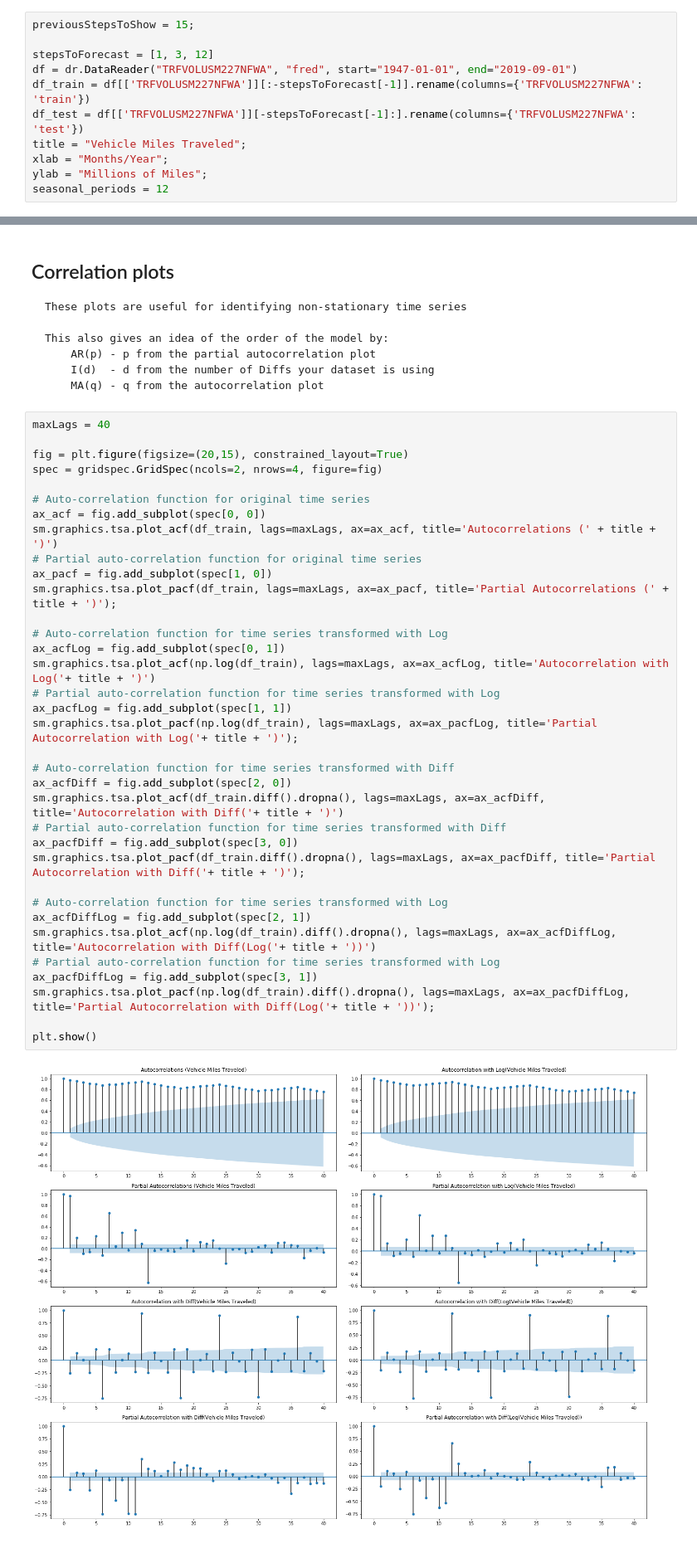
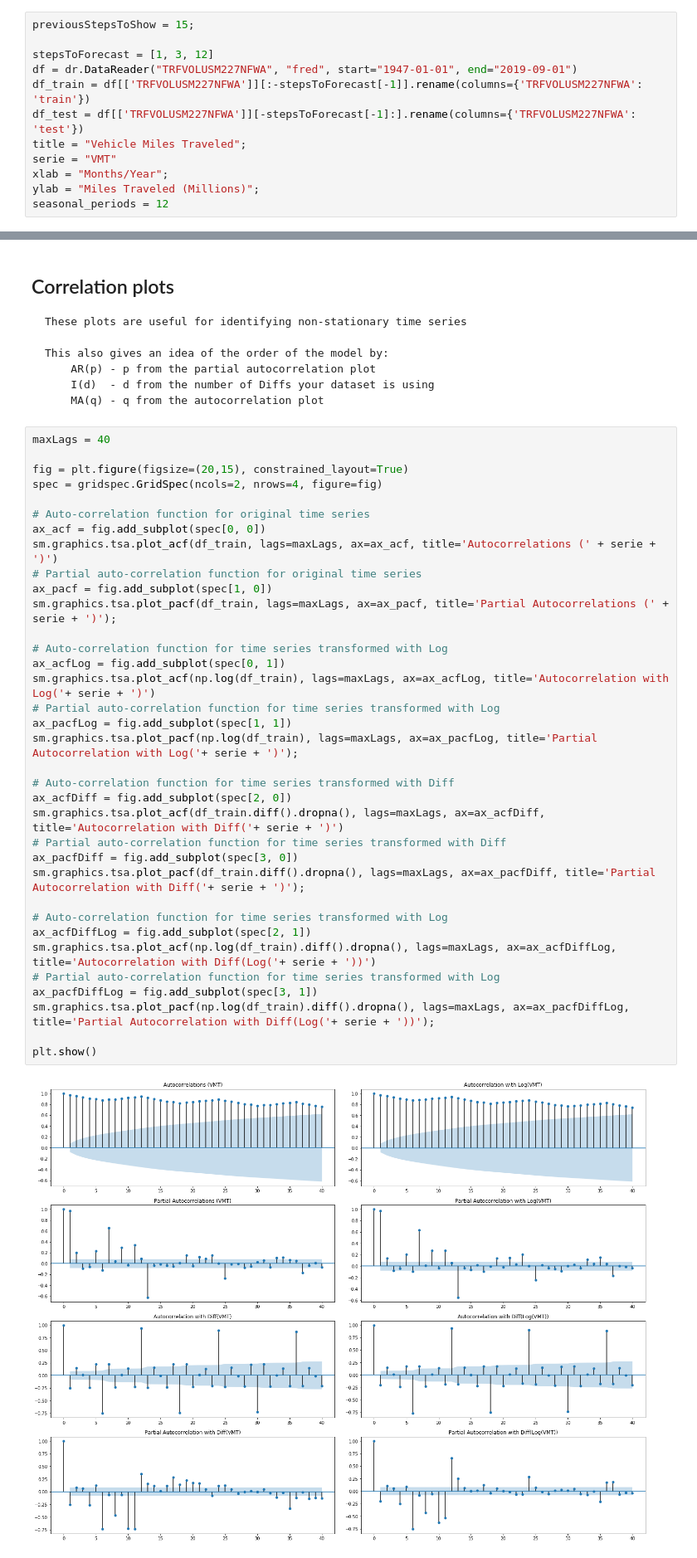
Before and after one commit to DidierRLopes/UnivariateTimeSeriesForecast, a Jupyter notebook: SARIMA.ipynb, the cells around one changed output, grey strips where cells are left out. Shown at 83% size. Drawn from its saved outputs; the diff is of its cells as text.

```diff
--- a/SARIMA.ipynb
+++ b/SARIMA.ipynb
@@ -144,8 +145,9 @@ df = dr.DataReader("TRFVOLUSM227NFWA", "fred", start="1947-01-01", end="2019-09-
 df_train = df[['TRFVOLUSM227NFWA']][:-stepsToForecast[-1]].rename(columns={'TRFVOLUSM227NFWA': 'train'})
 df_test = df[['TRFVOLUSM227NFWA']][-stepsToForecast[-1]:].rename(columns={'TRFVOLUSM227NFWA': 'test'})
 title = "Vehicle Miles Traveled";
+serie = "VMT"
 xlab = "Months/Year";
-ylab = "Millions of Miles";
+ylab = "Miles Traveled (Millions)";
 seasonal_periods = 12
 # %% [markdown]
 # Stationarity of the Time-Series
@@ -410,40 +412,40 @@ Critical Values:
 # %%
 maxLags = 40
 
 fig = plt.figure(figsize=(20,15), constrained_layout=True)
 spec = gridspec.GridSpec(ncols=2, nrows=4, figure=fig)
 
 # Auto-correlation function for original time series
 ax_acf = fig.add_subplot(spec[0, 0])
-sm.graphics.tsa.plot_acf(df_train, lags=maxLags, ax=ax_acf, title='Autocorrelations (' + title + ')')
+sm.graphics.tsa.plot_acf(df_train, lags=maxLags, ax=ax_acf, title='Autocorrelations (' + serie + ')')
 # Partial auto-correlation function for original time series
 ax_pacf = fig.add_subplot(spec[1, 0])
-sm.graphics.tsa.plot_pacf(df_train, lags=maxLags, ax=ax_pacf, title='Partial Autocorrelations (' + title + ')');
+sm.graphics.tsa.plot_pacf(df_train, lags=maxLags, ax=ax_pacf, title='Partial Autocorrelations (' + serie + ')');
 
 # Auto-correlation function for time series transformed with Log
 ax_acfLog = fig.add_subplot(spec[0, 1])
-sm.graphics.tsa.plot_acf(np.log(df_train), lags=maxLags, ax=ax_acfLog, title='Autocorrelation with Log('+ title + ')')
+sm.graphics.tsa.plot_acf(np.log(df_train), lags=maxLags, ax=ax_acfLog, title='Autocorrelation with Log('+ serie + ')')
 # Partial auto-correlation function for time series transformed with Log
 ax_pacfLog = fig.add_subplot(spec[1, 1])
-sm.graphics.tsa.plot_pacf(np.log(df_train), lags=maxLags, ax=ax_pacfLog, title='Partial Autocorrelation with Log('+ title + ')');
+sm.graphics.tsa.plot_pacf(np.log(df_train), lags=maxLags, ax=ax_pacfLog, title='Partial Autocorrelation with Log('+ serie + ')');
 
 # Auto-correlation function for time series transformed with Diff
 ax_acfDiff = fig.add_subplot(spec[2, 0])
-sm.graphics.tsa.plot_acf(df_train.diff().dropna(), lags=maxLags, ax=ax_acfDiff, title='Autocorrelation with Diff('+ title + ')')
+sm.graphics.tsa.plot_acf(df_train.diff().dropna(), lags=maxLags, ax=ax_acfDiff, title='Autocorrelation with Diff('+ serie + ')')
 # Partial auto-correlation function for time series transformed with Diff
 ax_pacfDiff = fig.add_subplot(spec[3, 0])
-sm.graphics.tsa.plot_pacf(df_train.diff().dropna(), lags=maxLags, ax=ax_pacfDiff, title='Partial Autocorrelation with Diff('+ title + ')');
+sm.graphics.tsa.plot_pacf(df_train.diff().dropna(), lags=maxLags, ax=ax_pacfDiff, title='Partial Autocorrelation with Diff('+ serie + ')');
 
 # Auto-correlation function for time series transformed with Log
 ax_acfDiffLog = fig.add_subplot(spec[2, 1])
-sm.graphics.tsa.plot_acf(np.log(df_train).diff().dropna(), lags=maxLags, ax=ax_acfDiffLog, title='Autocorrelation with Diff(Log('+ title + '))')
+sm.graphics.tsa.plot_acf(np.log(df_train).diff().dropna(), lags=maxLags, ax=ax_acfDiffLog, title='Autocorrelation with Diff(Log('+ serie + '))')
 # Partial auto-correlation function for time series transformed with Log
 ax_pacfDiffLog = fig.add_subplot(spec[3, 1])
-sm.graphics.tsa.plot_pacf(np.log(df_train).diff().dropna(), lags=maxLags, ax=ax_pacfDiffLog, title='Partial Autocorrelation with Diff(Log('+ title + '))');
+sm.graphics.tsa.plot_pacf(np.log(df_train).diff().dropna(), lags=maxLags, ax=ax_pacfDiffLog, title='Partial Autocorrelation with Diff(Log('+ serie + '))');
 
 plt.show()
 # %% [output]
-[figure, old version]
+[figure, new version]
 # %% [markdown]
 # SARIMA Selection
 # %% [markdown]
```
Also changed, not shown: parts of 28 cells of this notebook.
